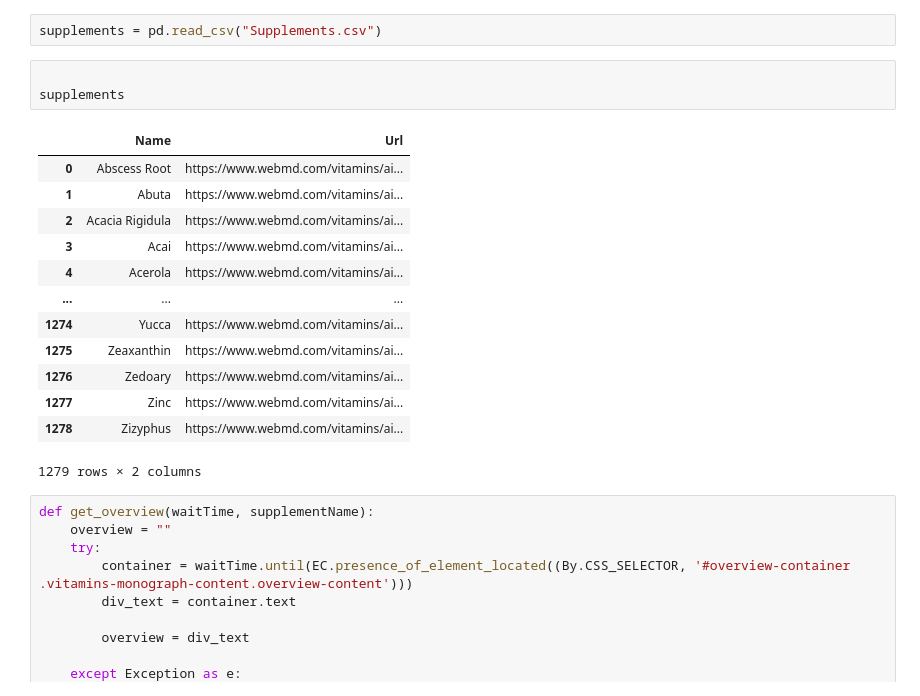
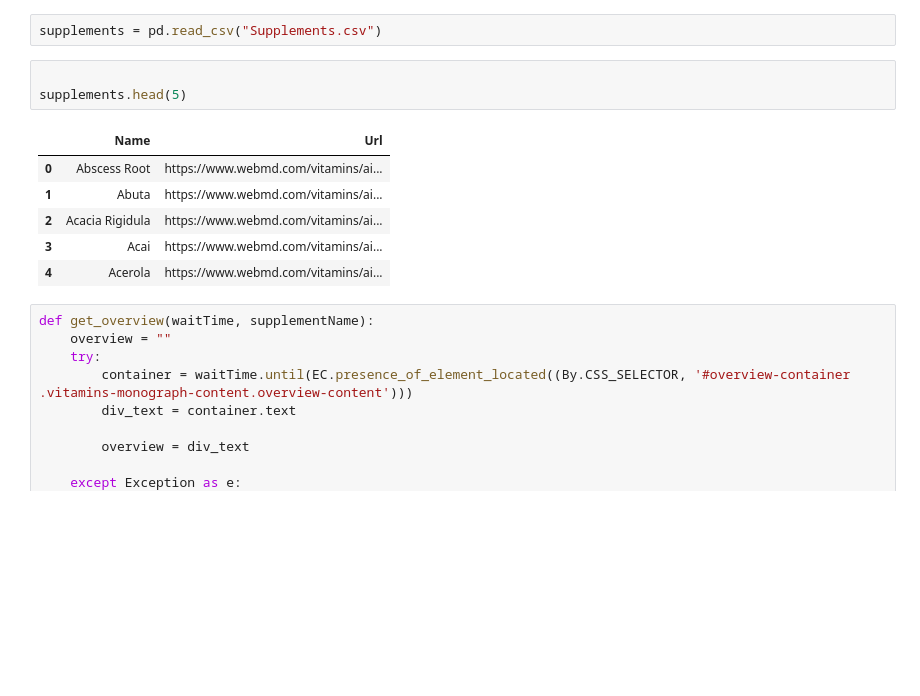
Before and after one commit to FNeal10/Supplements, a Jupyter notebook: Bronze/extract_details.ipynb, the cells around one changed output. Drawn from its saved outputs; the diff is of its cells as text; blank space fills up the shorter version.

```diff
--- a/Bronze/extract_details.ipynb
+++ b/Bronze/extract_details.ipynb
@@ -14,21 +14,14 @@ from webdriver_manager.chrome import ChromeDriverManager
 supplements = pd.read_csv("Supplements.csv")
 # %%
 
-supplements
+supplements.head(5)
 # %% [output]
 |  | Name | Url |
 | 0 | Abscess Root | https://www.webmd.com/vitamins/ai... |
 | 1 | Abuta | https://www.webmd.com/vitamins/ai... |
 | 2 | Acacia Rigidula | https://www.webmd.com/vitamins/ai... |
 | 3 | Acai | https://www.webmd.com/vitamins/ai... |
 | 4 | Acerola | https://www.webmd.com/vitamins/ai... |
-| ... | ... | ... |
-| 1274 | Yucca | https://www.webmd.com/vitamins/ai... |
-| 1275 | Zeaxanthin | https://www.webmd.com/vitamins/ai... |
-| 1276 | Zedoary | https://www.webmd.com/vitamins/ai... |
-| 1277 | Zinc | https://www.webmd.com/vitamins/ai... |
-| 1278 | Zizyphus | https://www.webmd.com/vitamins/ai... |
-1279 rows × 2 columns
 # %%
 def get_overview(waitTime, supplementName):
     overview = ""
```
Also changed, not shown: 34 other files.
